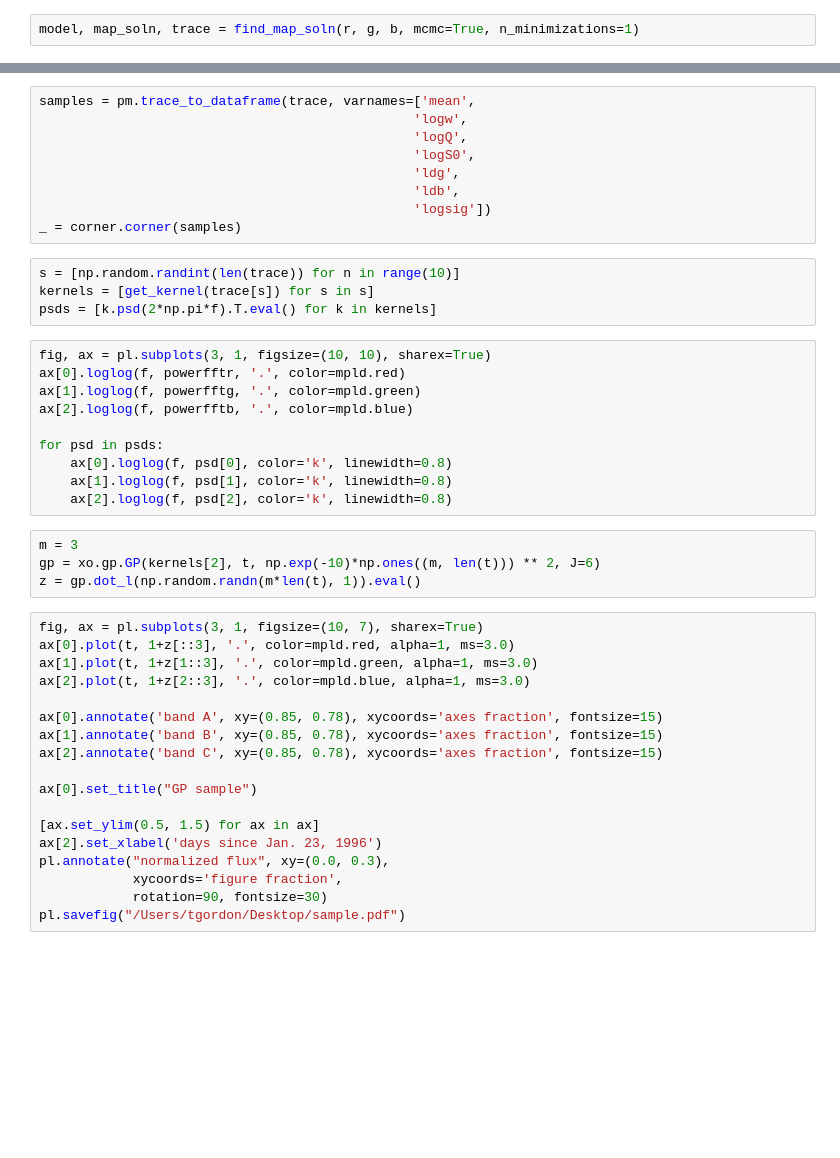
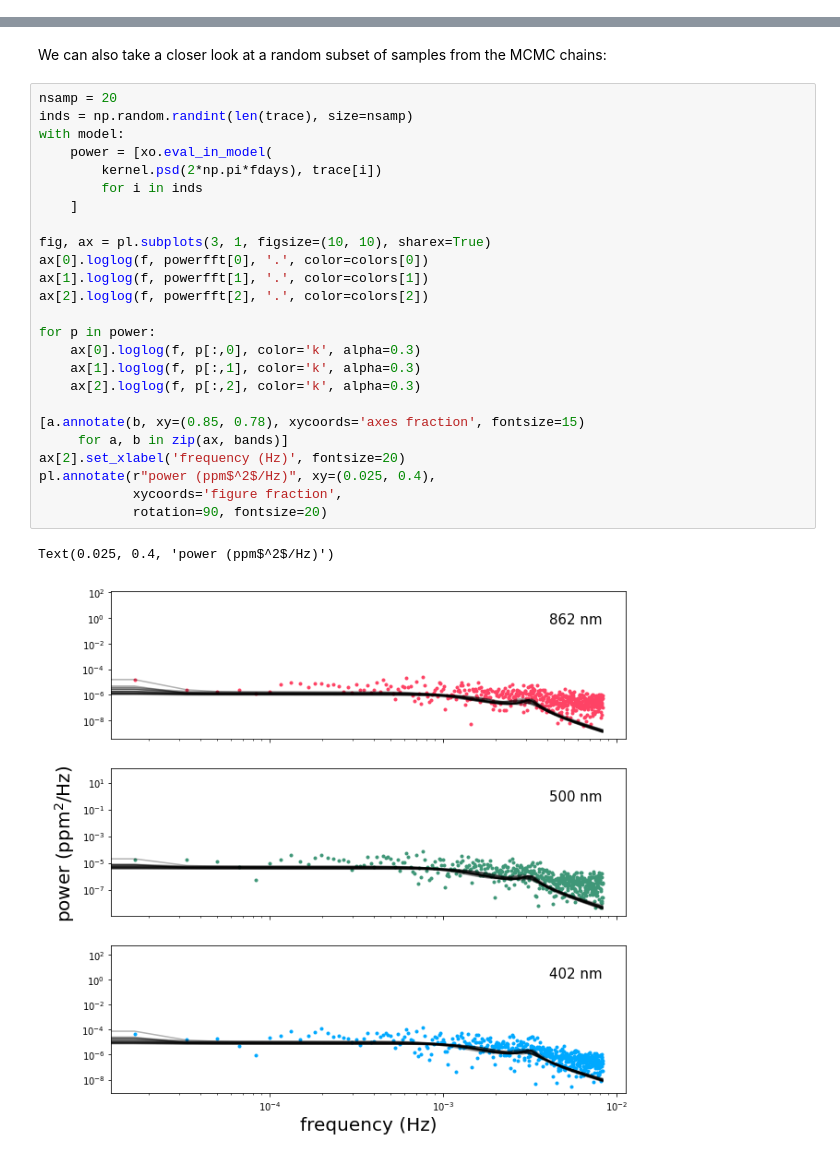
Before and after one commit to tagordon/specgp, a Jupyter notebook: SpecGP/notebooks/mwfits.ipynb, the cells around one changed output, grey strips where cells are left out. Saved outputs shown, nothing was run; the diff lists cells and outputs as text; blank space fills up the shorter version.

```diff
--- a/SpecGP/notebooks/mwfits.ipynb
+++ b/SpecGP/notebooks/mwfits.ipynb
@@ -161,2 +67,0 @@ def find_map_soln(r, g, b, mcmc=False, n_minimizations=1):
-# %%
-model, map_soln, trace = find_map_soln(r, g, b, mcmc=True, n_minimizations=1)
@@ -247,45 +212,30 @@ _ = corner.corner(samples)
-# %%
-samples = pm.trace_to_dataframe(trace, varnames=['mean',
-                                                'logw',
-                                                'logQ',
-                                                'logS0',
-                                                'ldg',
-                                                'ldb',
-                                                'logsig'])
-_ = corner.corner(samples)
-# %%
-s = [np.random.randint(len(trace)) for n in range(10)]
-kernels = [get_kernel(trace[s]) for s in s]
-psds = [k.psd(2*np.pi*f).T.eval() for k in kernels]
+# %% [markdown]
+We can also take a closer look at a random subset of samples from the MCMC chains:
 # %%
+nsamp = 20
+inds = np.random.randint(len(trace), size=nsamp)
+with model:
+    power = [xo.eval_in_model(
+        kernel.psd(2*np.pi*fdays), trace[i])
+        for i in inds
+    ]
+
 fig, ax = pl.subplots(3, 1, figsize=(10, 10), sharex=True)
-ax[0].loglog(f, powerfftr, '.', color=mpld.red)
-ax[1].loglog(f, powerfftg, '.', color=mpld.green)
-ax[2].loglog(f, powerfftb, '.', color=mpld.blue)
+ax[0].loglog(f, powerfft[0], '.', color=colors[0])
+ax[1].loglog(f, powerfft[1], '.', color=colors[1])
+ax[2].loglog(f, powerfft[2], '.', color=colors[2])
 
-for psd in psds:
-    ax[0].loglog(f, psd[0], color='k', linewidth=0.8)
-    ax[1].loglog(f, psd[1], color='k', linewidth=0.8)
-    ax[2].loglog(f, psd[2], color='k', linewidth=0.8)
+for p in power:
+    ax[0].loglog(f, p[:,0], color='k', alpha=0.3)
+    ax[1].loglog(f, p[:,1], color='k', alpha=0.3)
+    ax[2].loglog(f, p[:,2], color='k', alpha=0.3)
+
+[a.annotate(b, xy=(0.85, 0.78), xycoords='axes fraction', fontsize=15)
+     for a, b in zip(ax, bands)]
+ax[2].set_xlabel('frequency (Hz)', fontsize=20)
+pl.annotate(r"power (ppm$^2$/Hz)", xy=(0.025, 0.4),
+            xycoords='figure fraction',
+            rotation=90, fontsize=20)
+# %% [output]
+Text(0.025, 0.4, 'power (ppm$^2$/Hz)')
+[figure, added]
-# %%
-m = 3
-gp = xo.gp.GP(kernels[2], t, np.exp(-10)*np.ones((m, len(t))) ** 2, J=6)
-z = gp.dot_l(np.random.randn(m*len(t), 1)).eval()
-# %%
-fig, ax = pl.subplots(3, 1, figsize=(10, 7), sharex=True)
-ax[0].plot(t, 1+z[::3], '.', color=mpld.red, alpha=1, ms=3.0)
-ax[1].plot(t, 1+z[1::3], '.', color=mpld.green, alpha=1, ms=3.0)
-ax[2].plot(t, 1+z[2::3], '.', color=mpld.blue, alpha=1, ms=3.0)
-
-ax[0].annotate('band A', xy=(0.85, 0.78), xycoords='axes fraction', fontsize=15)
-ax[1].annotate('band B', xy=(0.85, 0.78), xycoords='axes fraction', fontsize=15)
-ax[2].annotate('band C', xy=(0.85, 0.78), xycoords='axes fraction', fontsize=15)
-
-ax[0].set_title("GP sample")
-
-[ax.set_ylim(0.5, 1.5) for ax in ax]
-ax[2].set_xlabel('days since Jan. 23, 1996')
-pl.annotate("normalized flux", xy=(0.0, 0.3),
-            xycoords='figure fraction',
-            rotation=90, fontsize=30)
-pl.savefig("/Users/tgordon/Desktop/sample.pdf")
```
Also changed, not shown: parts of 34 cells of this notebook, 3 other files.
